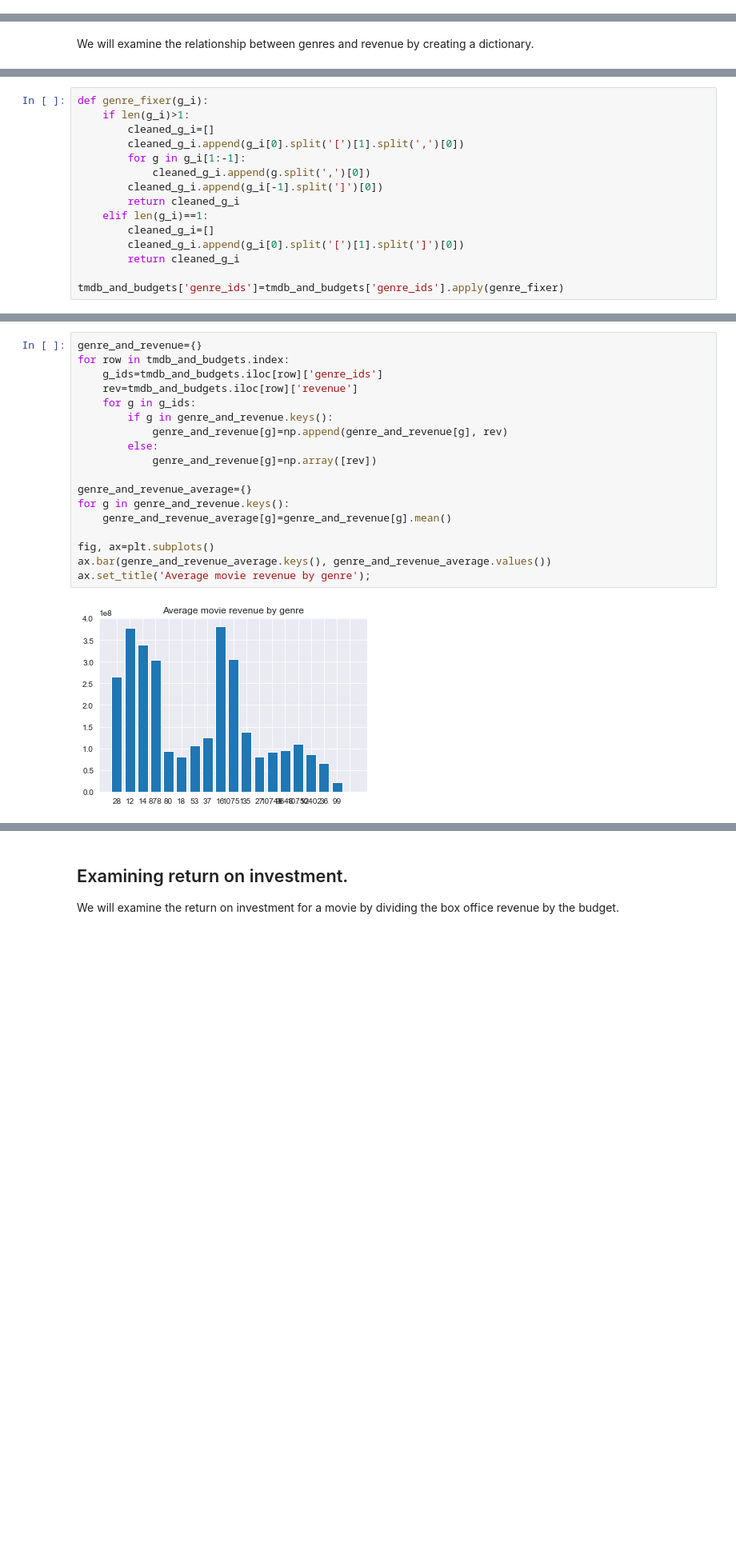
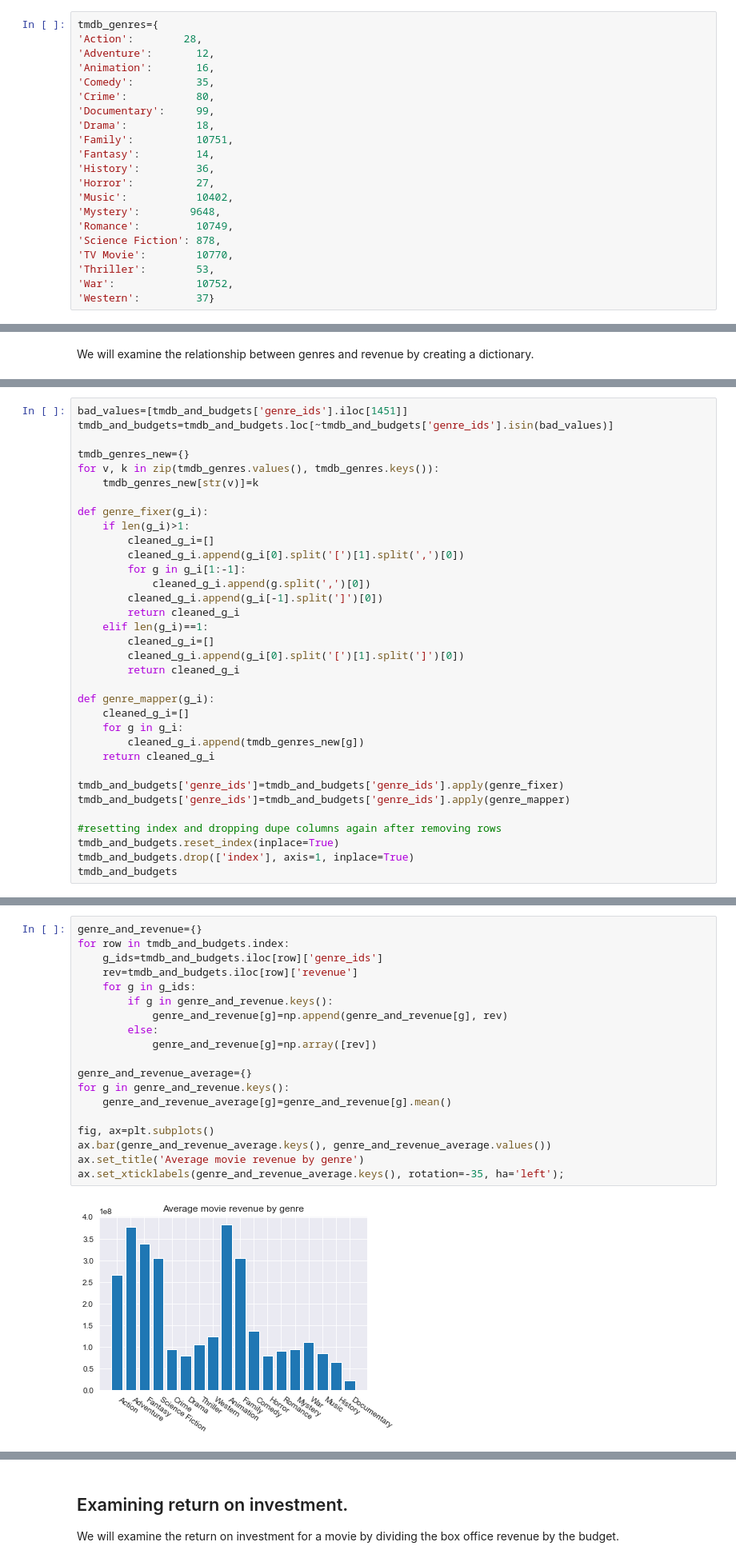
Before and after one commit to xuqc01/Movie-Data-Analysis, a Jupyter notebook: tmdb.ipynb, the cells around one changed output, grey strips where cells are left out. Shown at 80% size. Cells and saved outputs as stored; diff of their text form; blank space fills up the shorter version.

```diff
--- a/tmdb.ipynb
+++ b/tmdb.ipynb
@@ -114,3 +147,24 @@ memory usage: 3.3+ MB
+# %%
+tmdb_genres={
+'Action':        28,
+'Adventure':       12,
+'Animation':       16,
+'Comedy':          35,
+'Crime':           80,
+'Documentary':     99,
+'Drama':           18,
+'Family':          10751,
+'Fantasy':         14,
+'History':         36,
+'Horror':          27,
+'Music':           10402,
+'Mystery':        9648,
+'Romance':         10749,
+'Science Fiction': 878,
+'TV Movie':        10770,
+'Thriller':        53,
+'War':             10752,
+'Western':         37}
 # %% [markdown]
 #### First step - cleaning the data.
 # %%
@@ -366,6 +421,13 @@ tmdb_and_budgets.tail()
 | 1502 | Mar 18, 2016 | Krisha | $30,000 | $144,822 | $144,822 | Krisha 2016 | 144822.0 | ... |
 | 1503 | Sep 1, 2015 | Exeter | $25,000 | $0 | $489,792 | Exeter 2015 | 489792.0 | ... |
 # %%
+bad_values=[tmdb_and_budgets['genre_ids'].iloc[1451]]
+tmdb_and_budgets=tmdb_and_budgets.loc[~tmdb_and_budgets['genre_ids'].isin(bad_values)]
+
+tmdb_genres_new={}
+for v, k in zip(tmdb_genres.values(), tmdb_genres.keys()):
+    tmdb_genres_new[str(v)]=k
+
 def genre_fixer(g_i):
     if len(g_i)>1:
         cleaned_g_i=[]
@@ -379,4 +441,16 @@ def genre_fixer(g_i):
         cleaned_g_i.append(g_i[0].split('[')[1].split(']')[0])
         return cleaned_g_i
 
+def genre_mapper(g_i):
+    cleaned_g_i=[]
+    for g in g_i:
+        cleaned_g_i.append(tmdb_genres_new[g])
+    return cleaned_g_i
+
 tmdb_and_budgets['genre_ids']=tmdb_and_budgets['genre_ids'].apply(genre_fixer)
+tmdb_and_budgets['genre_ids']=tmdb_and_budgets['genre_ids'].apply(genre_mapper)
+
+#resetting index and dropping dupe columns again after removing rows
+tmdb_and_budgets.reset_index(inplace=True)
+tmdb_and_budgets.drop(['index'], axis=1, inplace=True)
+tmdb_and_budgets
@@ -383,23 +471,24 @@ tmdb_and_budgets['genre_ids']=tmdb_and_budgets['genre_ids'].apply(genre_fixer)
 # %%
 genre_and_revenue={}
 for row in tmdb_and_budgets.index:
     g_ids=tmdb_and_budgets.iloc[row]['genre_ids']
     rev=tmdb_and_budgets.iloc[row]['revenue']
     for g in g_ids:
         if g in genre_and_revenue.keys():
             genre_and_revenue[g]=np.append(genre_and_revenue[g], rev)
         else:
             genre_and_revenue[g]=np.array([rev])
 
 genre_and_revenue_average={}
 for g in genre_and_revenue.keys():
     genre_and_revenue_average[g]=genre_and_revenue[g].mean()
 
 fig, ax=plt.subplots()
 ax.bar(genre_and_revenue_average.keys(), genre_and_revenue_average.values())
-ax.set_title('Average movie revenue by genre');
+ax.set_title('Average movie revenue by genre')
+ax.set_xticklabels(genre_and_revenue_average.keys(), rotation=-35, ha='left');
 # %% [output]
-[figure, old version]
+[figure, new version]
 # %%
 #checking to see if genre has a statistically significant impact on revenue
 stats.f_oneway(*genre_and_revenue.values())
```
Also changed, not shown: parts of 25 cells of this notebook.
